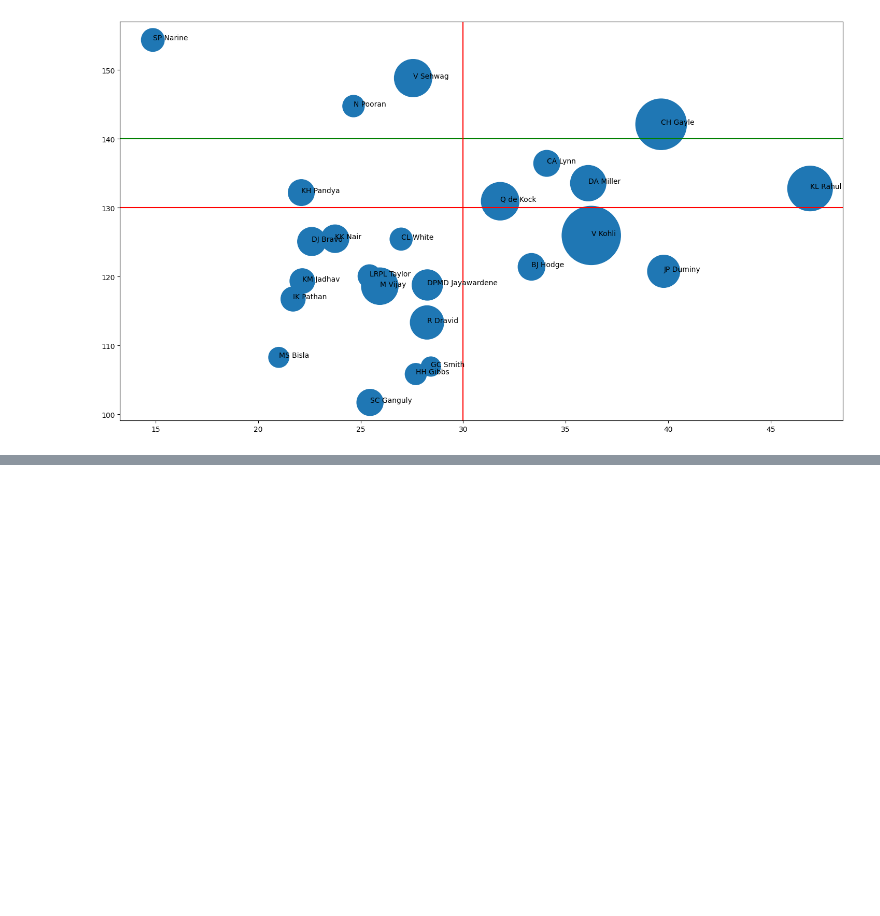
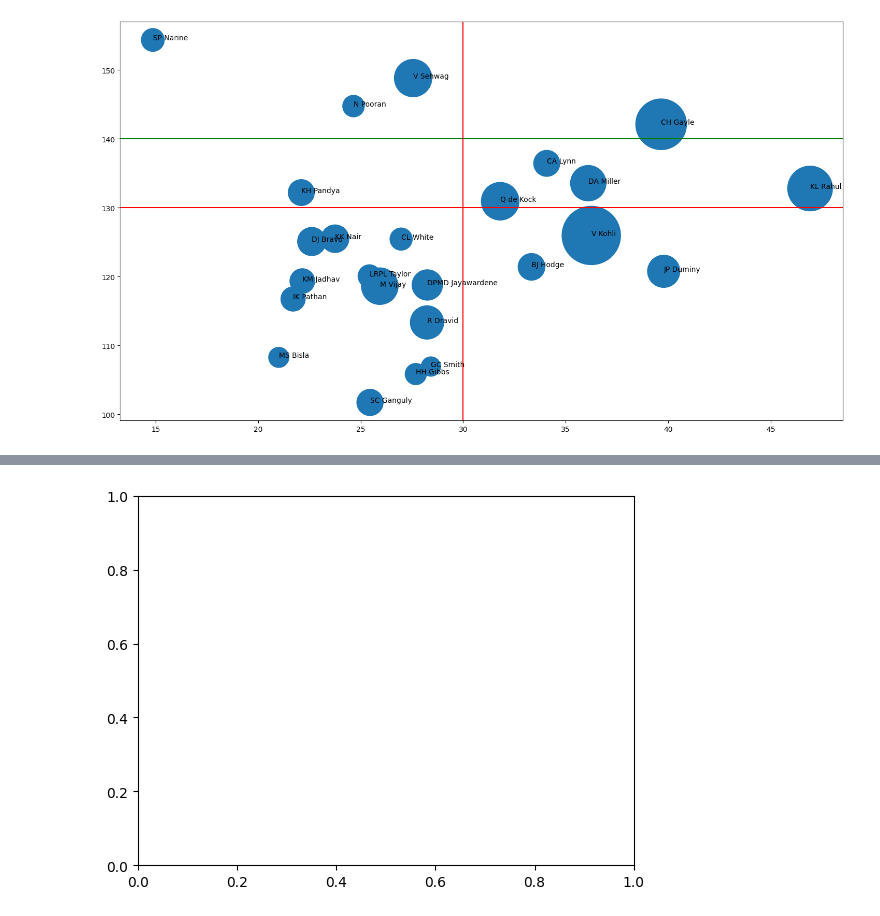
Before and after one commit to UKD1211/DataScience_Slogbook_ISI_placement_prep, a Jupyter notebook: advanced_matplotlib.ipynb, the cells around one changed output, grey strips where cells are left out. Cells and saved outputs as stored; diff of their text form; code cells hidden in the pictures; blank space fills up the shorter version.

```diff
--- a/advanced_matplotlib.ipynb
+++ b/advanced_matplotlib.ipynb
@@ -143,0 +171,4 @@ for i in range(sample_df.shape[0]):
+# %%
+fig,ax = plt.subplots()
+# %% [output]
+[figure, added]
```
Also changed, not shown: parts of 15 cells of this notebook.
